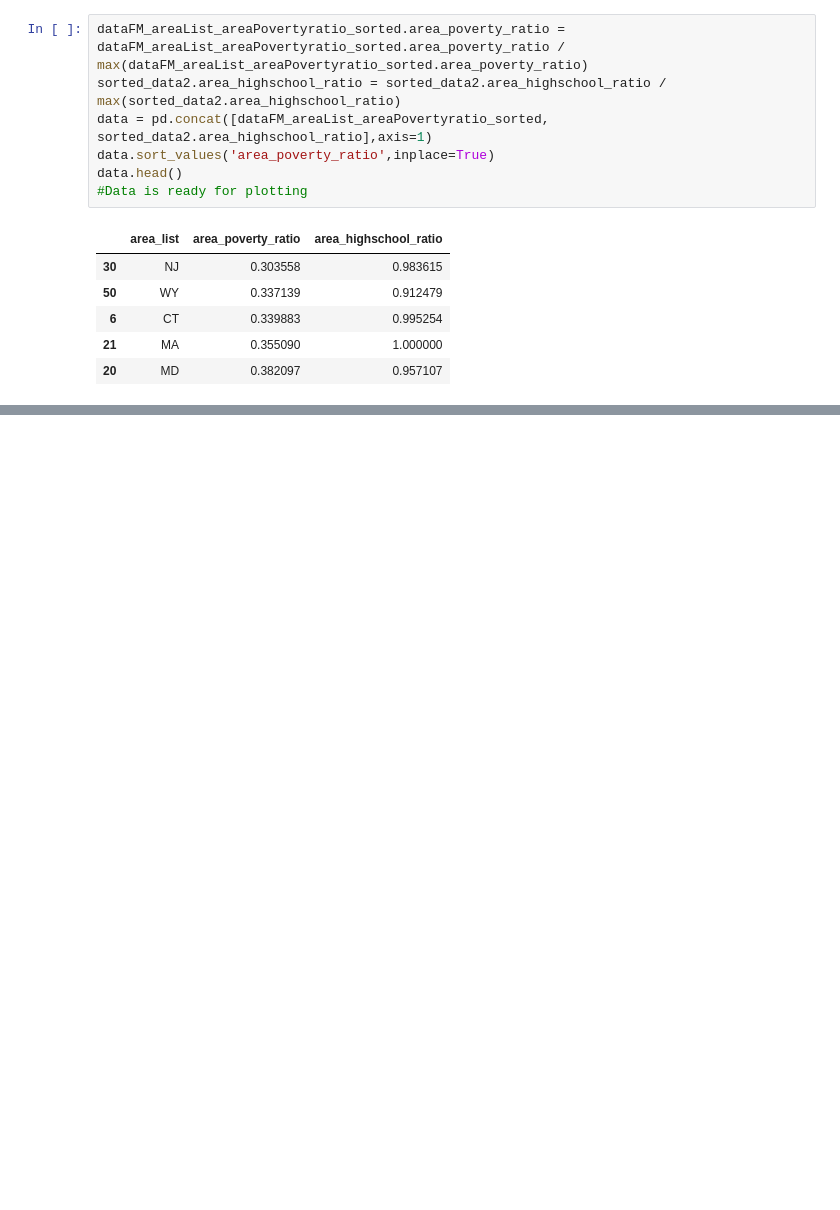
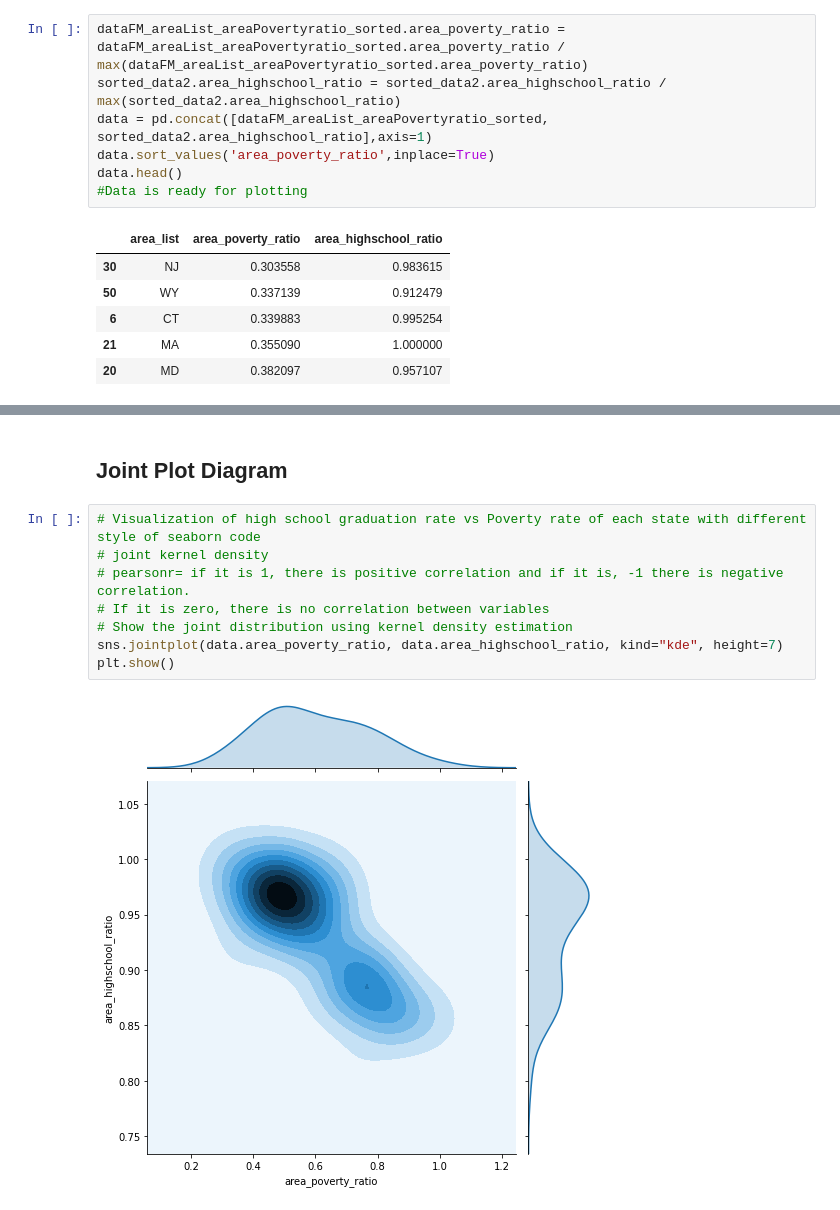
Before and after one commit to pradeepprasad/Machine_Learning_Workspace, a Jupyter notebook: Visualisation_Hands_On_01.ipynb, the cells around one changed output, grey strips where cells are left out. Cells and saved outputs as stored; diff of their text form; blank space fills up the shorter version.

```diff
--- a/Visualisation_Hands_On_01.ipynb
+++ b/Visualisation_Hands_On_01.ipynb
@@ -282 +265,13 @@ sorted_data2.area_highschool_ratio.head()
 Name: area_highschool_ratio, dtype: float64
+# %% [markdown]
+## **Joint Plot Diagram**
+# %%
+# Visualization of high school graduation rate vs Poverty rate of each state with different style of seaborn code
+# joint kernel density
+# pearsonr= if it is 1, there is positive correlation and if it is, -1 there is negative correlation.
+# If it is zero, there is no correlation between variables
+# Show the joint distribution using kernel density estimation
+sns.jointplot(data.area_poverty_ratio, data.area_highschool_ratio, kind="kde", height=7)
+plt.show()
+# %% [output]
+[figure, added]
```
Also changed, not shown: parts of 15 cells of this notebook.
